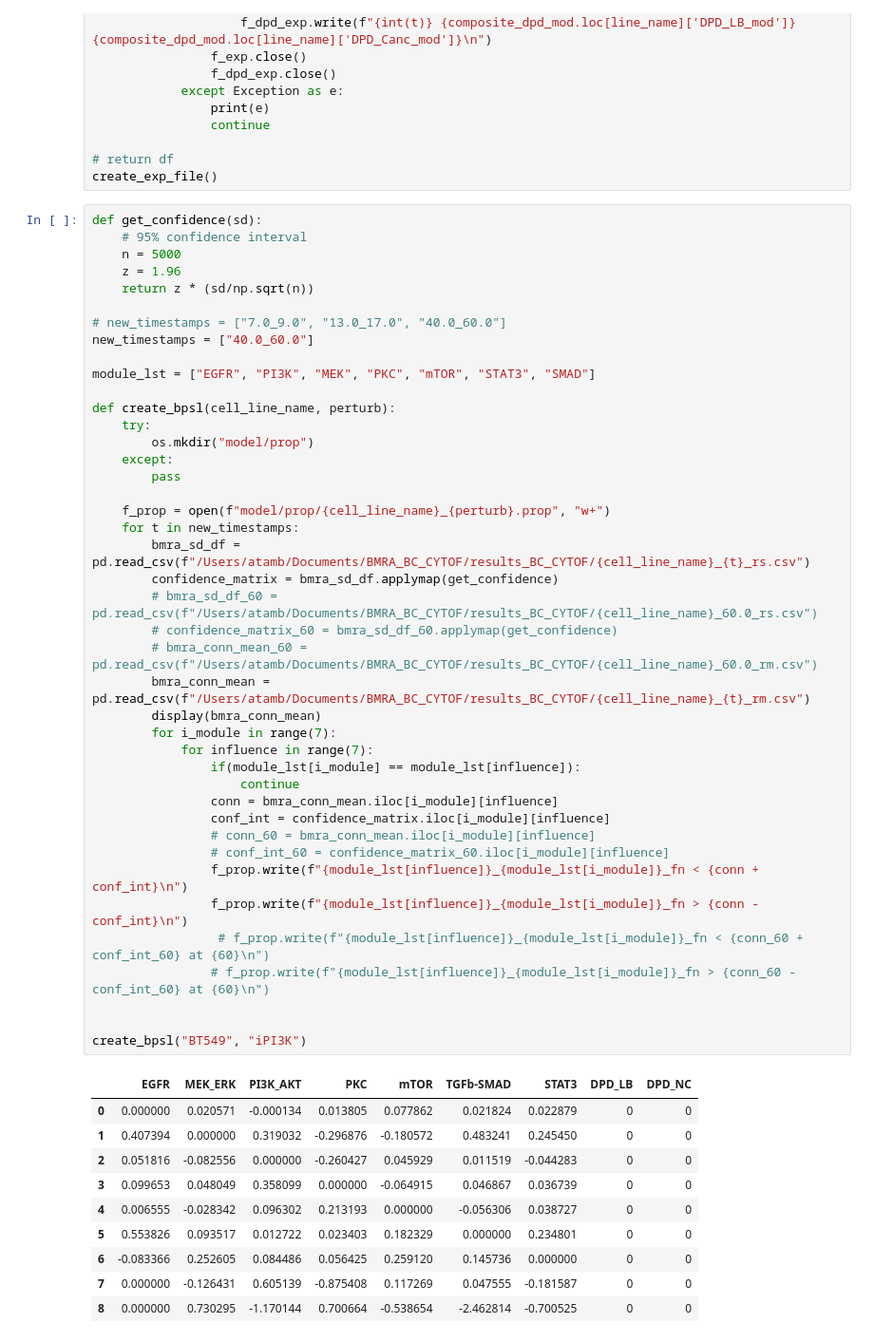
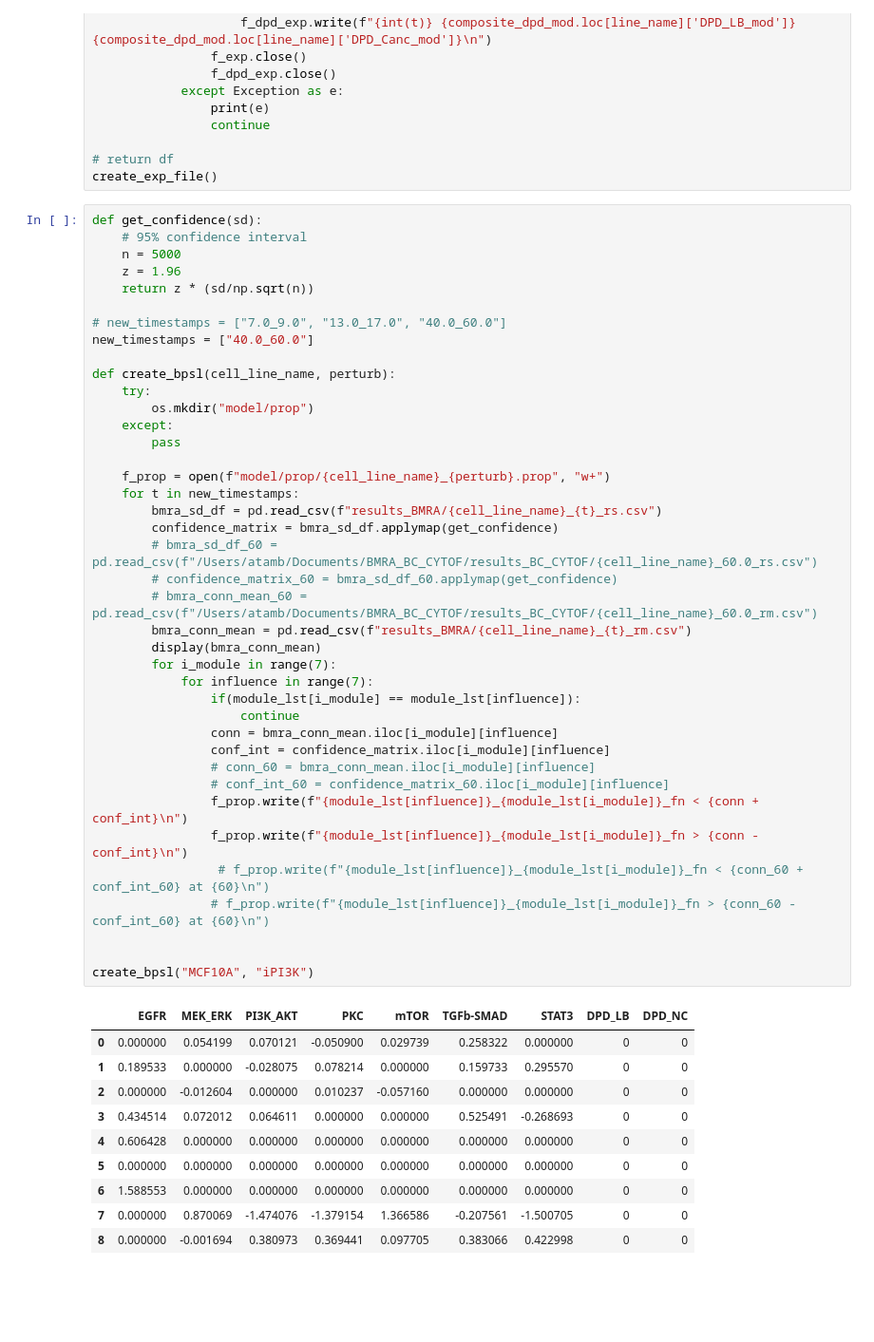
Before and after one commit to at2005/BTYSTE-2023, a Jupyter notebook: MSB cSTAR.ipynb, the cells around one changed output. Shown: that part at 95% size. Saved outputs shown, nothing was run; the diff lists cells and outputs as text; blank space fills up the shorter version.

Commit message:
update model to reflect BMRA results (only for MCF10A)

```diff
--- a/MSB cSTAR.ipynb
+++ b/MSB cSTAR.ipynb
@@ -747,46 +747,44 @@ def get_confidence(sd):
 # new_timestamps = ["7.0_9.0", "13.0_17.0", "40.0_60.0"]
 new_timestamps = ["40.0_60.0"]
 
-module_lst = ["EGFR", "PI3K", "MEK", "PKC", "mTOR", "STAT3", "SMAD"]
-
 def create_bpsl(cell_line_name, perturb):
     try:
         os.mkdir("model/prop")
     except:
         pass
 
     f_prop = open(f"model/prop/{cell_line_name}_{perturb}.prop", "w+")
     for t in new_timestamps:
-        bmra_sd_df = pd.read_csv(f"/Users/atamb/Documents/BMRA_BC_CYTOF/results_BC_CYTOF/{cell_line_name}_{t}_rs.csv")
+        bmra_sd_df = pd.read_csv(f"results_BMRA/{cell_line_name}_{t}_rs.csv")
         confidence_matrix = bmra_sd_df.applymap(get_confidence)
         # bmra_sd_df_60 = pd.read_csv(f"/Users/atamb/Documents/BMRA_BC_CYTOF/results_BC_CYTOF/{cell_line_name}_60.0_rs.csv")
         # confidence_matrix_60 = bmra_sd_df_60.applymap(get_confidence)
         # bmra_conn_mean_60 = pd.read_csv(f"/Users/atamb/Documents/BMRA_BC_CYTOF/results_BC_CYTOF/{cell_line_name}_60.0_rm.csv")
-        bmra_conn_mean = pd.read_csv(f"/Users/atamb/Documents/BMRA_BC_CYTOF/results_BC_CYTOF/{cell_line_name}_{t}_rm.csv")
+        bmra_conn_mean = pd.read_csv(f"results_BMRA/{cell_line_name}_{t}_rm.csv")
         display(bmra_conn_mean)
         for i_module in range(7):
             for influence in range(7):
                 if(module_lst[i_module] == module_lst[influence]):
                     continue
                 conn = bmra_conn_mean.iloc[i_module][influence]
                 conf_int = confidence_matrix.iloc[i_module][influence]
                 # conn_60 = bmra_conn_mean.iloc[i_module][influence]
                 # conf_int_60 = confidence_matrix_60.iloc[i_module][influence]
                 f_prop.write(f"{module_lst[influence]}_{module_lst[i_module]}_fn < {conn + conf_int}\n")
                 f_prop.write(f"{module_lst[influence]}_{module_lst[i_module]}_fn > {conn - conf_int}\n")
                  # f_prop.write(f"{module_lst[influence]}_{module_lst[i_module]}_fn < {conn_60 + conf_int_60} at {60}\n")
                 # f_prop.write(f"{module_lst[influence]}_{module_lst[i_module]}_fn > {conn_60 - conf_int_60} at {60}\n")
 
 
-create_bpsl("BT549", "iPI3K")
+create_bpsl("MCF10A", "iPI3K")
 # %% [output]
 |  | EGFR | MEK_ERK | PI3K_AKT | PKC | mTOR | TGFb-SMAD | STAT3 | DPD_LB | DPD_NC |
-| 0 | 0.000000 | 0.020571 | -0.000134 | 0.013805 | 0.077862 | 0.021824 | 0.022879 | 0 | 0 |
-| 1 | 0.407394 | 0.000000 | 0.319032 | -0.296876 | -0.180572 | 0.483241 | 0.245450 | 0 | 0 |
-| 2 | 0.051816 | -0.082556 | 0.000000 | -0.260427 | 0.045929 | 0.011519 | -0.044283 | 0 | 0 |
-| 3 | 0.099653 | 0.048049 | 0.358099 | 0.000000 | -0.064915 | 0.046867 | 0.036739 | 0 | 0 |
-| 4 | 0.006555 | -0.028342 | 0.096302 | 0.213193 | 0.000000 | -0.056306 | 0.038727 | 0 | 0 |
-| 5 | 0.553826 | 0.093517 | 0.012722 | 0.023403 | 0.182329 | 0.000000 | 0.234801 | 0 | 0 |
-| 6 | -0.083366 | 0.252605 | 0.084486 | 0.056425 | 0.259120 | 0.145736 | 0.000000 | 0 | 0 |
-| 7 | 0.000000 | -0.126431 | 0.605139 | -0.875408 | 0.117269 | 0.047555 | -0.181587 | 0 | 0 |
-| 8 | 0.000000 | 0.730295 | -1.170144 | 0.700664 | -0.538654 | -2.462814 | -0.700525 | 0 | 0 |
+| 0 | 0.000000 | 0.054199 | 0.070121 | -0.050900 | 0.029739 | 0.258322 | 0.000000 | 0 | 0 |
+| 1 | 0.189533 | 0.000000 | -0.028075 | 0.078214 | 0.000000 | 0.159733 | 0.295570 | 0 | 0 |
+| 2 | 0.000000 | -0.012604 | 0.000000 | 0.010237 | -0.057160 | 0.000000 | 0.000000 | 0 | 0 |
+| 3 | 0.434514 | 0.072012 | 0.064611 | 0.000000 | 0.000000 | 0.525491 | -0.268693 | 0 | 0 |
+| 4 | 0.606428 | 0.000000 | 0.000000 | 0.000000 | 0.000000 | 0.000000 | 0.000000 | 0 | 0 |
+| 5 | 0.000000 | 0.000000 | 0.000000 | 0.000000 | 0.000000 | 0.000000 | 0.000000 | 0 | 0 |
+| 6 | 1.588553 | 0.000000 | 0.000000 | 0.000000 | 0.000000 | 0.000000 | 0.000000 | 0 | 0 |
+| 7 | 0.000000 | 0.870069 | -1.474076 | -1.379154 | 1.366586 | -0.207561 | -1.500705 | 0 | 0 |
+| 8 | 0.000000 | -0.001694 | 0.380973 | 0.369441 | 0.097705 | 0.383066 | 0.422998 | 0 | 0 |
```
Also changed, not shown: parts of 2 cells of this notebook, 19 other files.
